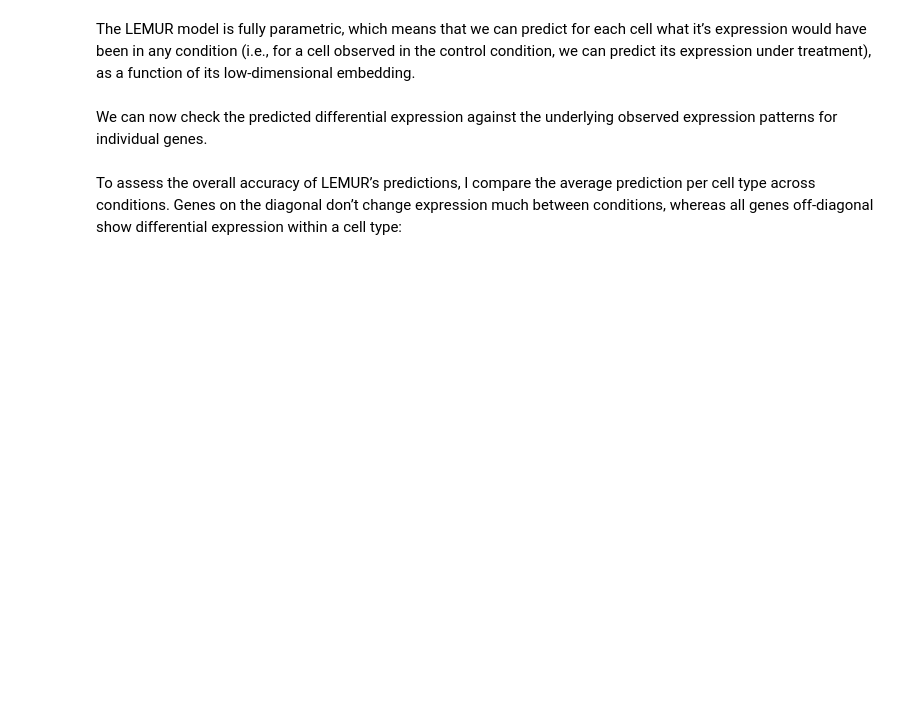
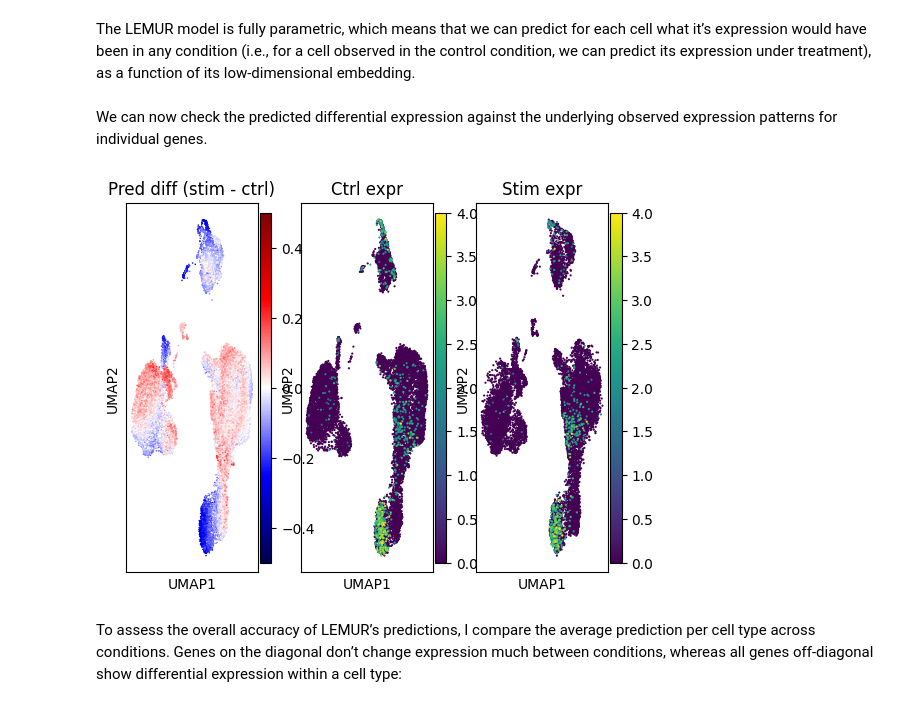
Before and after one commit to const-ae/pyLemur, a Jupyter notebook: docs/notebooks/Tutorial.ipynb, the cells around one changed output. Cells and saved outputs as stored; diff of their text form; code cells hidden in the pictures; blank space fills up the shorter version.

```diff
--- a/docs/notebooks/Tutorial.ipynb
+++ b/docs/notebooks/Tutorial.ipynb
@@ -157,15 +147,17 @@ underlying observed expression patterns for individual genes.
 # %%
 import matplotlib.pyplot as plt
 fit.layers["diff"] = stim_pred - ctrl_pred
 sel_gene = "TNFRSF18"
 
 _,axs = plt.subplots(nrows = 1, ncols = 3)
 sc.pl.umap(fit, layer="diff", color=[sel_gene], cmap = plt.get_cmap("seismic"), vcenter=0,
-    vmin = -0.5, vmax =0.5, title="Pred diff (ctrl - stim)", ax=axs[0], show=False)
+    vmin = -0.5, vmax =0.5, title="Pred diff (stim - ctrl)", ax=axs[0], show=False)
 sc.pl.umap(fit[fit.obs["label"]=="ctrl"], layer="logcounts", color=[sel_gene], vmin = 0, vmax =4,
     title="Ctrl expr", ax=axs[1], show=False)
 sc.pl.umap(fit[fit.obs["label"]=="stim"], layer="logcounts", color=[sel_gene], vmin = 0, vmax =4,
     title="Stim expr", ax=axs[2])
+# %% [output]
+[figure, added]
 # %% [markdown]
 To assess the overall accuracy of LEMUR’s predictions, I compare the
 average prediction per cell type across conditions. Genes on the
```
Also changed, not shown: parts of 7 cells of this notebook, 1 other file.
